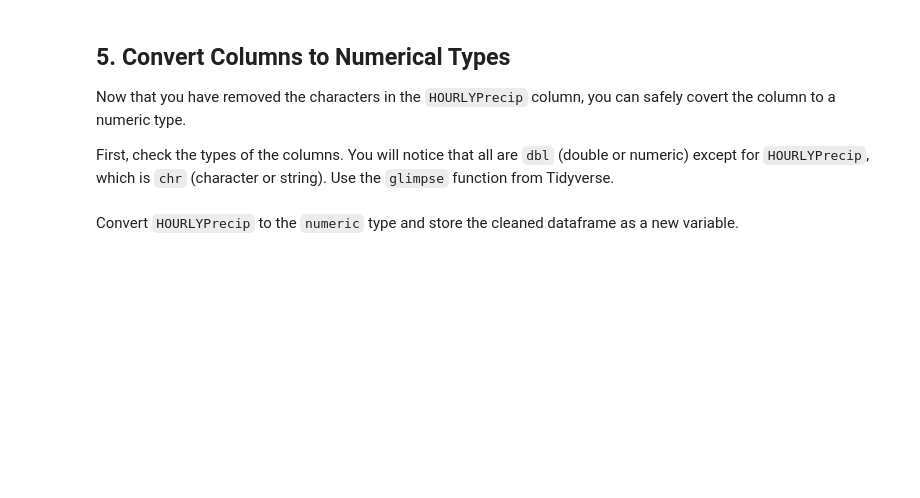
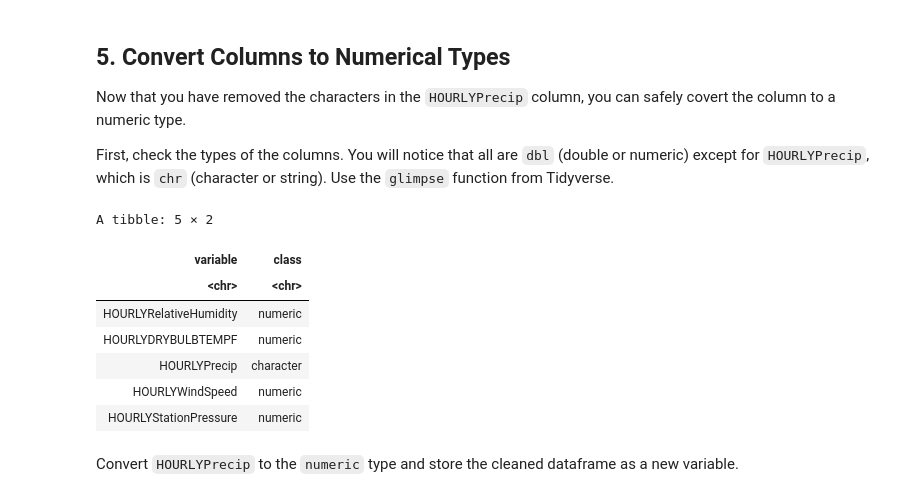
Before and after one commit to hublun/Bayesian_Aggregation_Average_Data, a Jupyter notebook: coursera/IBM-DS-with-R-2-Data-Analysis-with-R.ipynb, the cells around one changed output. Drawn from its saved outputs; the diff is of its cells as text; code cells hidden in the pictures; blank space fills up the shorter version.

```diff
--- a/coursera/IBM-DS-with-R-2-Data-Analysis-with-R.ipynb
+++ b/coursera/IBM-DS-with-R-2-Data-Analysis-with-R.ipynb
@@ -206,5 +246,18 @@ You can check your work by checking if unique values of `HOURLYPrecip` still con
 Now that you have removed the characters in the `HOURLYPrecip` column, you can safely covert the column to a numeric type.
 
 First, check the types of the columns. You will notice that all are `dbl` (double or numeric) except for `HOURLYPrecip`, which is `chr` (character or string). Use the `glimpse` function from Tidyverse.
+# %%
+jfk_precip_df2 %>%
+summarise_all(class) %>%
+gather(variable, class)
+# %% [output]
+A tibble: 5 × 2
+| variable | class |
+| <chr> | <chr> |
+| HOURLYRelativeHumidity | numeric |
+| HOURLYDRYBULBTEMPF | numeric |
+| HOURLYPrecip | character |
+| HOURLYWindSpeed | numeric |
+| HOURLYStationPressure | numeric |
 # %% [markdown]
 Convert `HOURLYPrecip` to the `numeric` type and store the cleaned dataframe as a new variable.
```
Also changed, not shown: parts of 10 cells of this notebook, 1 other file.
